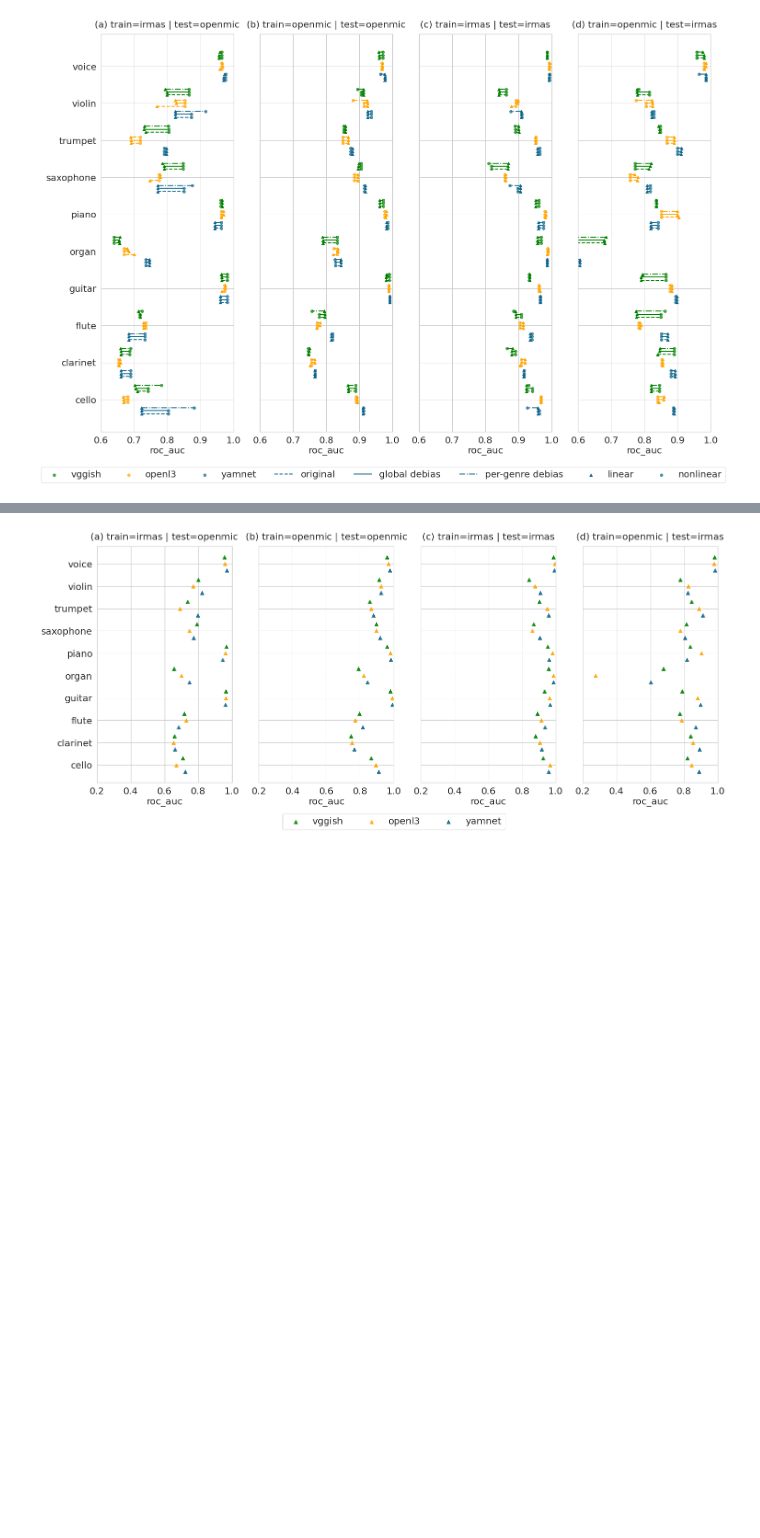
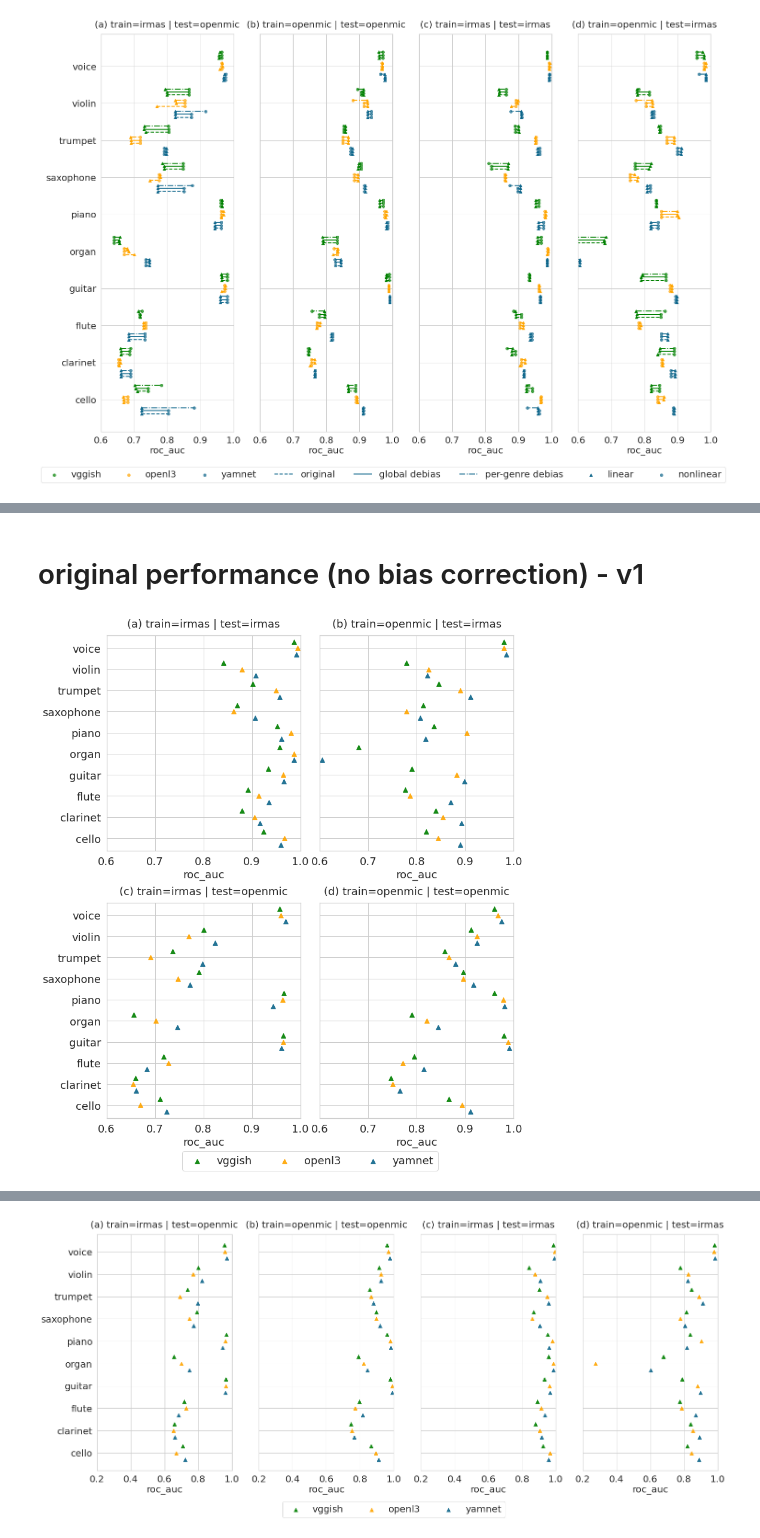
Before and after one commit to changhongw/audio-embedding-bias, a Jupyter notebook: plot_results.ipynb, the cells around one changed output, grey strips where cells are left out. Drawn from its saved outputs; the diff is of its cells as text; code cells hidden in the pictures; blank space fills up the shorter version.

```diff
--- a/plot_results.ipynb
+++ b/plot_results.ipynb
@@ -192,3 +455,5 @@ plt.savefig('crossdataset_allresults.pdf', bbox_inches = "tight");
+# %% [markdown]
+# original performance (no bias correction) - v1
 # %%
 def plot(ax, train_set, test_set, df, k):
 
@@ -214,8 +479,45 @@ def plot(ax, train_set, test_set, df, k):
     embedding_pair = [embedding]
     ax.scatter(y=y, x=df[df['embedding']==embedding_pair[0]][metric], color=color, alpha=0.9, marker='^', s=60, label=embedding)
 
-    order = ['a', 'b', 'c', 'd']
+    order = ['c', 'd', 'a', 'b']
     ax.set_title('(' + order[k] + ') ' + 'train='+train_set+' | '+'test='+test_set)
     ax.set_yticks(np.arange(len(class_align)) * 5)
     ax.set_yticklabels(list(class_align.keys()))
     ax.set_xlabel('roc_auc')
+# %%
+df = pd.read_csv('crossdataset_generalization_result_allcompare.csv')
+metric = 'roc_auc'
+figure = plt.figure(figsize=(9,10))
+
+size = 18
+params = {'legend.fontsize': size,
+          'axes.labelsize': size,
+          'axes.titlesize': size,
+          'xtick.labelsize': size,
+          'ytick.labelsize': size,
+          'axes.titlepad': size*.75}
+plt.rcParams.update(params)
+
+
+train_set = 'irmas'; test_set = 'openmic'; k = 0
+ax = plt.Axes(figure, [0, 0, .5, .5])
+figure.add_axes(ax); plot(ax, train_set, test_set, df, k); ax.set_xlim([0.6,1]); ax.set_ylim([-3,48])
+
+train_set = 'openmic'; test_set = 'openmic'; k = 1
+ax = plt.Axes(figure, [0.5+.05, 0, .5, .5])
+figure.add_axes(ax); plot(ax, train_set, test_set, df, k); ax.set_xlim([0.6,1]); ax.set_yticklabels([]); ax.set_ylim([-3,48])
+plt.legend(loc="lower center", ncol=4, bbox_to_anchor=(-0.05, -0.27))
+
+train_set = 'irmas'; test_set = 'irmas'; k = 2
+ax = plt.Axes(figure, [0, 0.5+.12, .5, .5])
+figure.add_axes(ax); plot(ax, train_set, test_set, df, k); ax.set_xlim([0.6,1]); ax.set_ylim([-3,48])
+
+train_set = 'openmic'; test_set = 'irmas'; k = 3
+ax = plt.Axes(figure, [.5+.05, .5+.12, .5, .5])
+figure.add_axes(ax); plot(ax, train_set, test_set, df, k); ax.set_xlim([0.6,1]); ax.set_yticklabels([]); ax.set_ylim([-3,48])
+
+plt.tight_layout();
+plt.savefig('original_performance.pdf', bbox_inches = "tight");
+# plt.savefig('crossdataset_allresults.png', bbox_inches = "tight")
+# %% [output]
+[figure, added]
```
Also changed, not shown: parts of 11 cells of this notebook.
